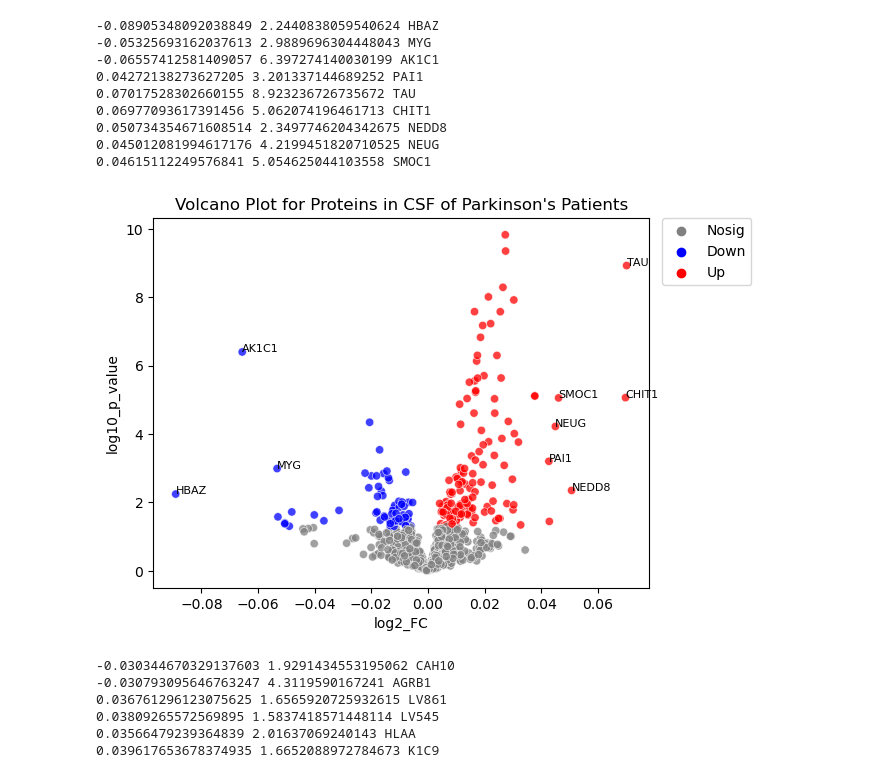
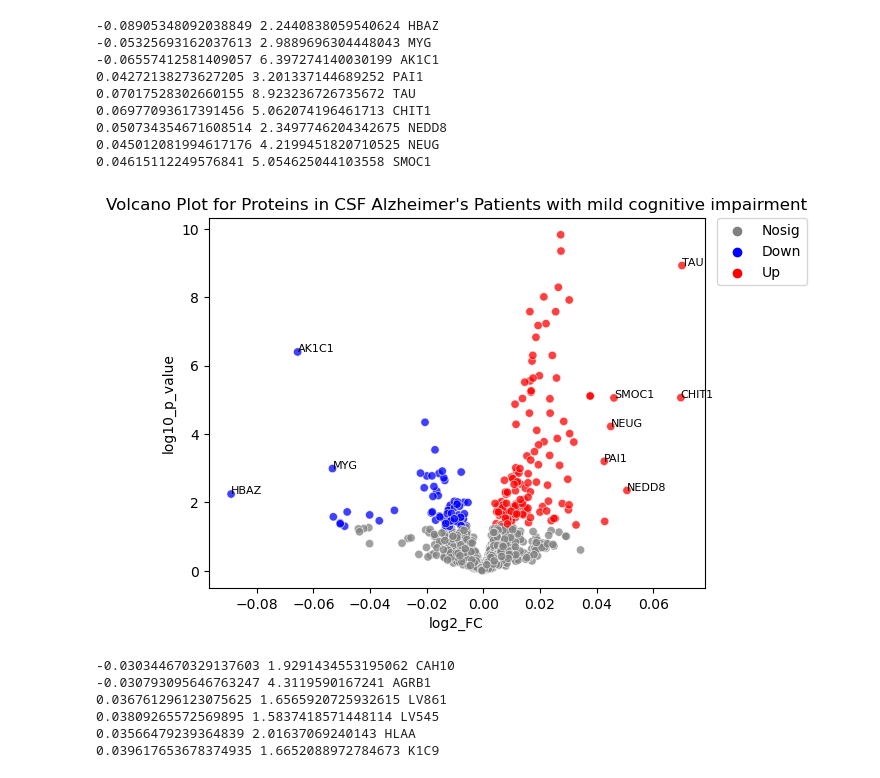
Before and after one commit to BrainPowerChemE/BrainPower, a Jupyter notebook: jupyter_notebooks/Seaborn_practice.ipynb, the cells around one changed output. Cells and saved outputs as stored; diff of their text form; code cells hidden in the pictures.

```diff
--- a/jupyter_notebooks/Seaborn_practice.ipynb
+++ b/jupyter_notebooks/Seaborn_practice.ipynb
@@ -112,24 +112,24 @@ df = pd.DataFrame(data)
 # %%
 df_volcano_AD_MCI.loc[(df_volcano_AD_MCI.log2_FC>0)&(df_volcano_AD_MCI.log10_p_value>1.3),'type']='Up'
 df_volcano_AD_MCI.loc[(df_volcano_AD_MCI.log2_FC<0)&(df_volcano_AD_MCI.log10_p_value>1.3),'type']='Down'
 df_volcano_AD_MCI.loc[(df_volcano_AD_MCI.log10_p_value<=1.3),'type']='Nosig'
 
 colors = ["grey","blue","red"]
 
 ax=sns.scatterplot(x='log2_FC', y='log10_p_value',data=df_volcano_AD_MCI, hue='type', palette=colors, alpha=0.75)
 
-ax.set_title("Volcano Plot for Proteins in CSF of Parkinson's Patients")
+ax.set_title("Volcano Plot for Proteins in CSF Alzheimer's Patients with mild cognitive impairment")
 ax.set_xlabel("log2_FC")
 ax.set_ylabel("log10_p_value")
 
 ax.legend(loc='center right', bbox_to_anchor=(1.22,0.91), ncol=1)
 
 for i in range(df.shape[0]):
     ax.text(x=df.col1[i],y=df.col2[i],s=df.col3[i], size=8)
 
 plt.savefig('plot1', bbox_inches='tight')
 # %% [output]
-[figure, old version]
+[figure, new version]
 # %%
 for i in range(0,df_volcano_PD.shape[0]):
     if df_volcano_PD.log2_FC[i] < -0.03 and df_volcano_PD.log10_p_value[i] > 1.5:
```
